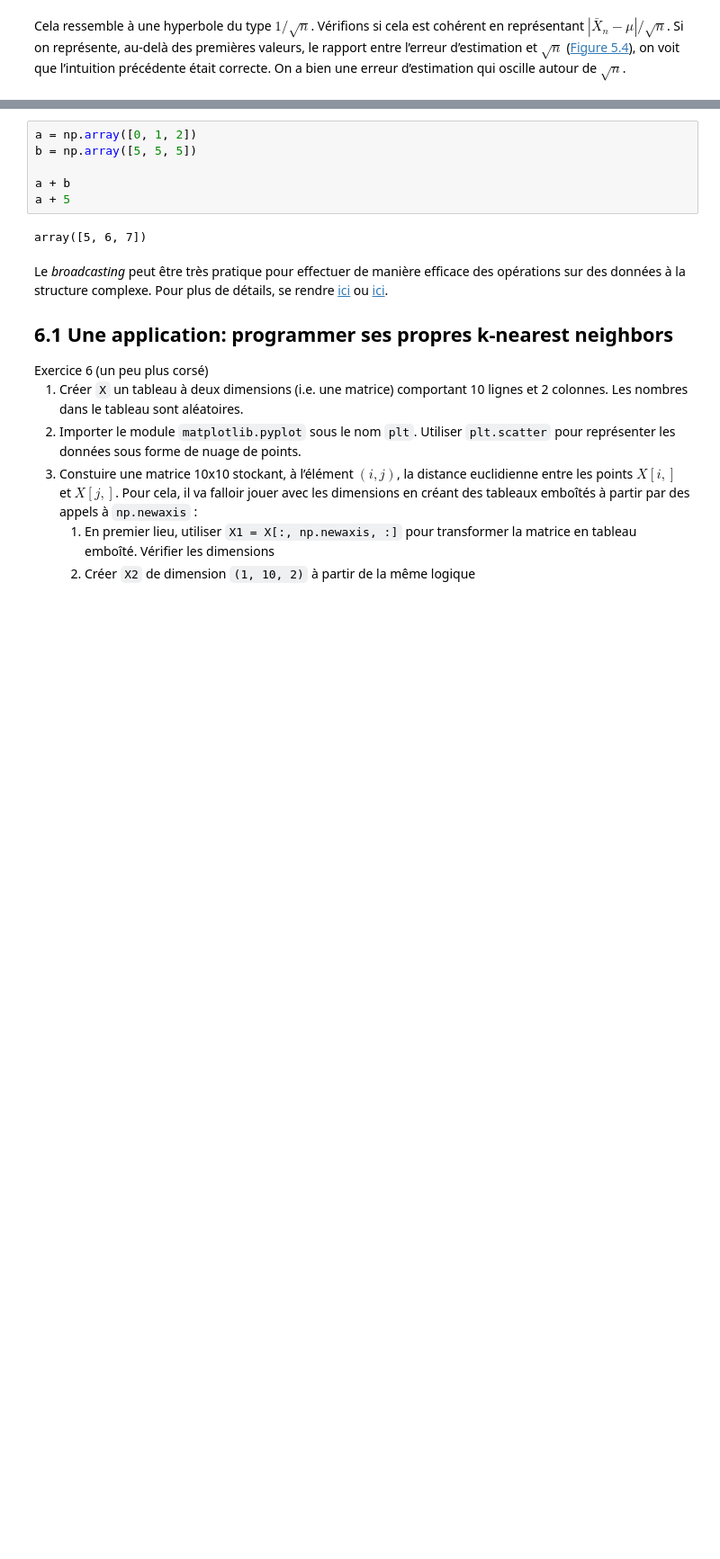
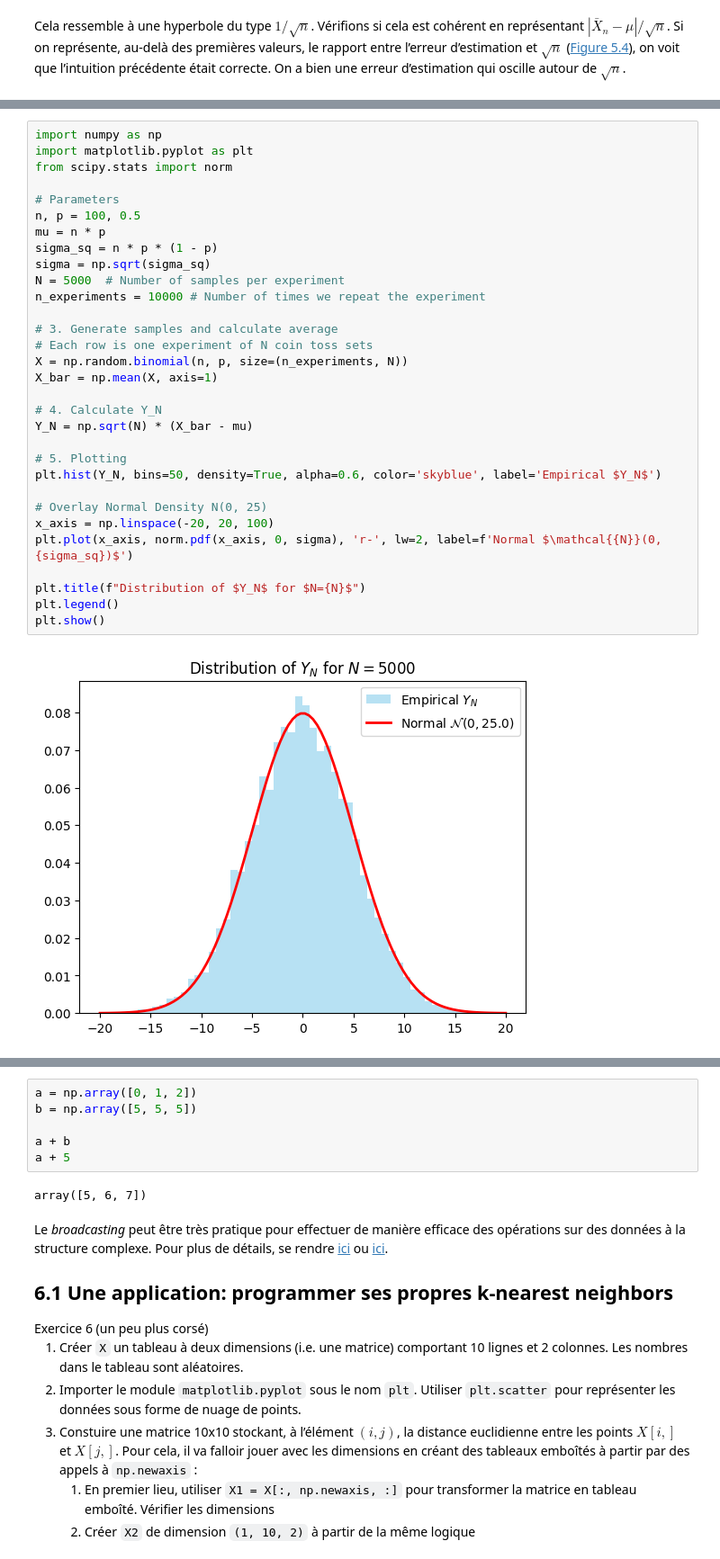
Before and after one commit to Tom-Rbo/python-datascientist-notebooks, a Jupyter notebook: notebooks/manipulation/01_numpy.ipynb, the cells around one changed output, grey strips where cells are left out. Shown at 90% size. Saved outputs shown, nothing was run; the diff lists cells and outputs as text; blank space fills up the shorter version.

```diff
--- a/notebooks/manipulation/01_numpy.ipynb
+++ b/notebooks/manipulation/01_numpy.ipynb
@@ -596,0 +700,33 @@ Cela ressemble à une hyperbole du type $1/\sqrt{n}$. Vérifions si cela est coh
+# %%
+import numpy as np
+import matplotlib.pyplot as plt
+from scipy.stats import norm
+
+# Parameters
+n, p = 100, 0.5
+mu = n * p
+sigma_sq = n * p * (1 - p)
+sigma = np.sqrt(sigma_sq)
+N = 5000  # Number of samples per experiment
+n_experiments = 10000 # Number of times we repeat the experiment
+
+# 3. Generate samples and calculate average
+# Each row is one experiment of N coin toss sets
+X = np.random.binomial(n, p, size=(n_experiments, N))
+X_bar = np.mean(X, axis=1)
+
+# 4. Calculate Y_N
+Y_N = np.sqrt(N) * (X_bar - mu)
+
+# 5. Plotting
+plt.hist(Y_N, bins=50, density=True, alpha=0.6, color='skyblue', label='Empirical $Y_N$')
+
+# Overlay Normal Density N(0, 25)
+x_axis = np.linspace(-20, 20, 100)
+plt.plot(x_axis, norm.pdf(x_axis, 0, sigma), 'r-', lw=2, label=f'Normal $\mathcal{{N}}(0, {sigma_sq})$')
+
+plt.title(f"Distribution of $Y_N$ for $N={N}$")
+plt.legend()
+plt.show()
+# %% [output]
+[figure, added]
```
Also changed, not shown: parts of 18 cells of this notebook.
